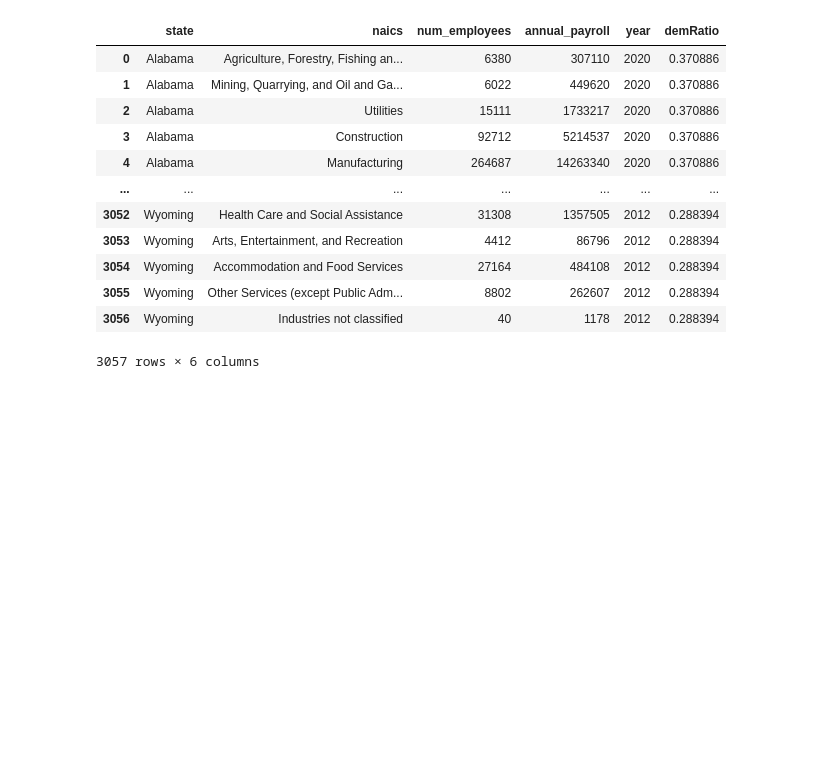
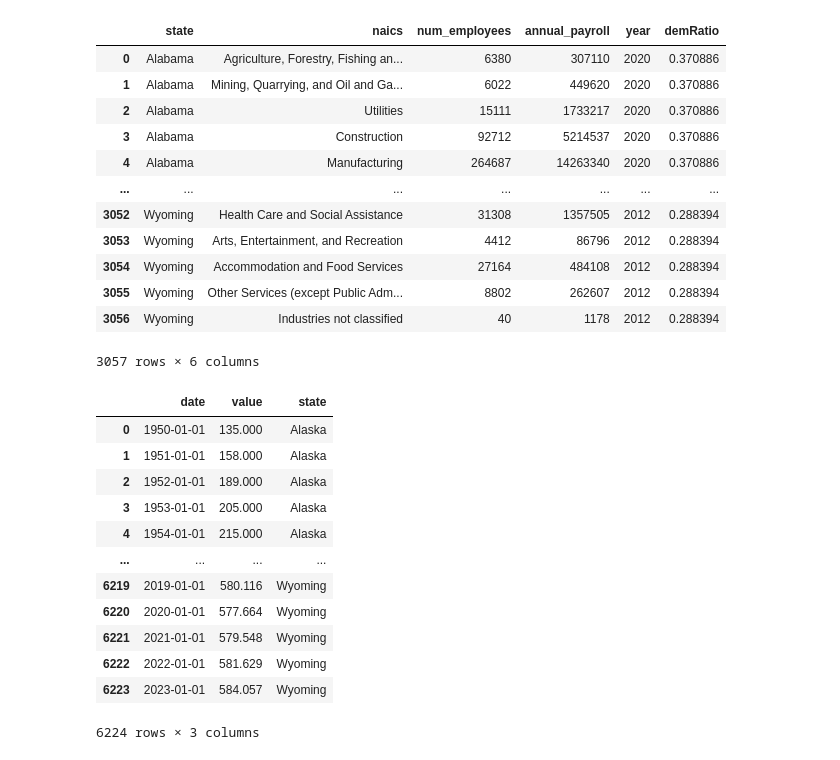
Before and after one commit to TheoLam00/TheoLam00.github.io, a Jupyter notebook: project/cbp/demVote&Cbp.ipynb, the cells around one changed output. Drawn from its saved outputs; the diff is of its cells as text; code cells hidden in the pictures; blank space fills up the shorter version.

```diff
--- a/project/cbp/demVote&Cbp.ipynb
+++ b/project/cbp/demVote&Cbp.ipynb
@@ -80,3 +80,22 @@ df
 | 3055 | Wyoming | Other Services (except Public Adm... | 8802 | 262607 | 2012 | 0.288394 |
 | 3056 | Wyoming | Industries not classified | 40 | 1178 | 2012 | 0.288394 |
 3057 rows × 6 columns
+# %%
+#add total pop
+pop = pd.read_csv('https://raw.githubusercontent.com/TheoLam00/TheoLam00.github.io/refs/heads/main/project/manufactoring/Fred-Population.csv')
+pop = pop.drop(columns=['Unnamed: 0'])
+pop
+# %% [output]
+|  | date | value | state |
+| 0 | 1950-01-01 | 135.000 | Alaska |
+| 1 | 1951-01-01 | 158.000 | Alaska |
+| 2 | 1952-01-01 | 189.000 | Alaska |
+| 3 | 1953-01-01 | 205.000 | Alaska |
+| 4 | 1954-01-01 | 215.000 | Alaska |
+| ... | ... | ... | ... |
+| 6219 | 2019-01-01 | 580.116 | Wyoming |
+| 6220 | 2020-01-01 | 577.664 | Wyoming |
+| 6221 | 2021-01-01 | 579.548 | Wyoming |
+| 6222 | 2022-01-01 | 581.629 | Wyoming |
+| 6223 | 2023-01-01 | 584.057 | Wyoming |
+6224 rows × 3 columns
```
Also changed, not shown: parts of 3 cells of this notebook.
